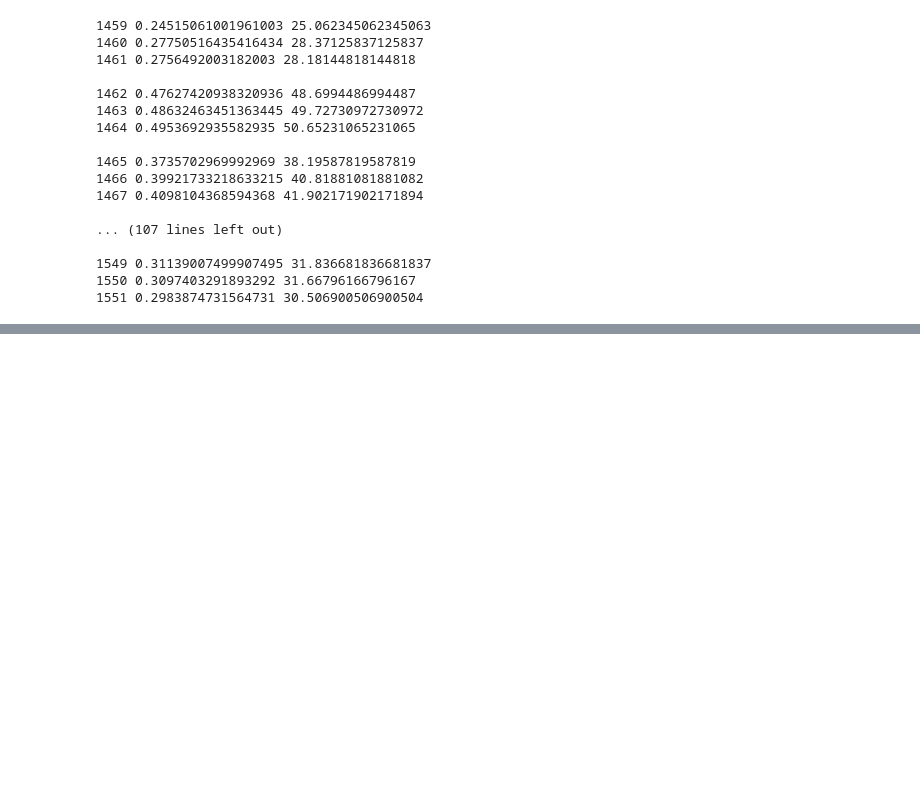
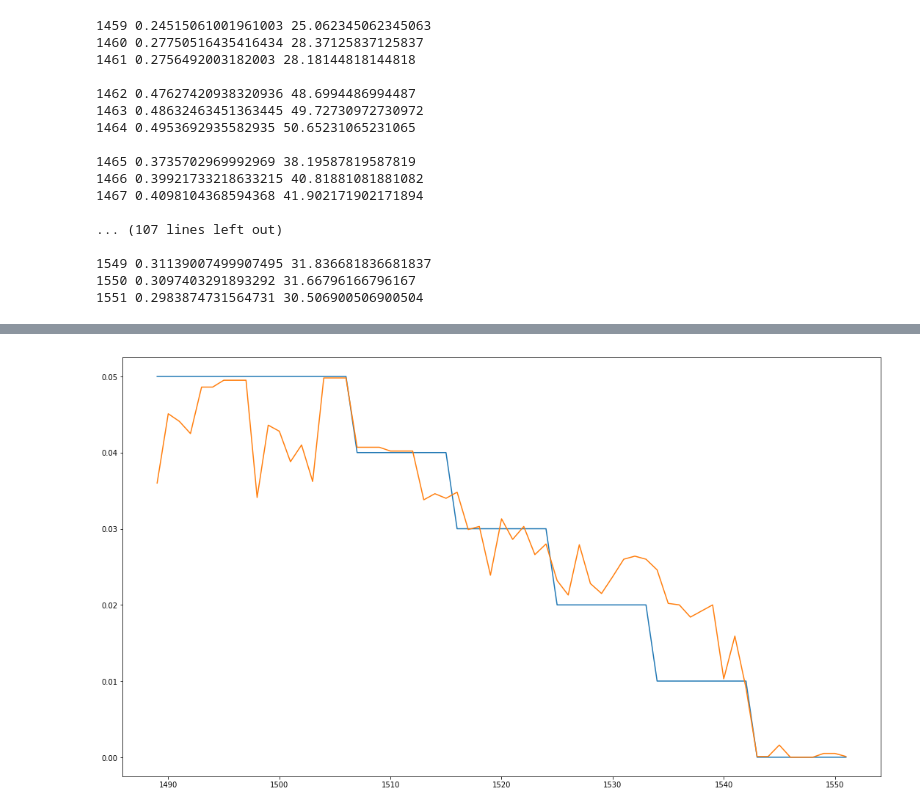
Before and after one commit to SothanaV/urinalysis, a Jupyter notebook: experimentweb/Untitled.ipynb, the cells around one changed output, grey strips where cells are left out. Drawn from its saved outputs; the diff is of its cells as text; code cells hidden in the pictures; blank space fills up the shorter version.

```diff
--- a/experimentweb/Untitled.ipynb
+++ b/experimentweb/Untitled.ipynb
@@ -146,0 +196,12 @@ for i, pk in enumerate(lst, start=1):
+# %%
+model = make_pipeline(\
+            PolynomialFeatures(5),
+            RandomForestRegressor(n_estimators=100,)\
+        ).fit(X, Y)
+fig, ax = plt.subplots()
+fig.set_size_inches(18.5, 10.5)
+ax.plot(mdf.exp, mdf.ua)
+ax.plot(mdf.exp, model.predict(X))
+plt.show()
+# %% [output]
+[figure, added]
```
Also changed, not shown: parts of 8 cells of this notebook, 2 other files.
